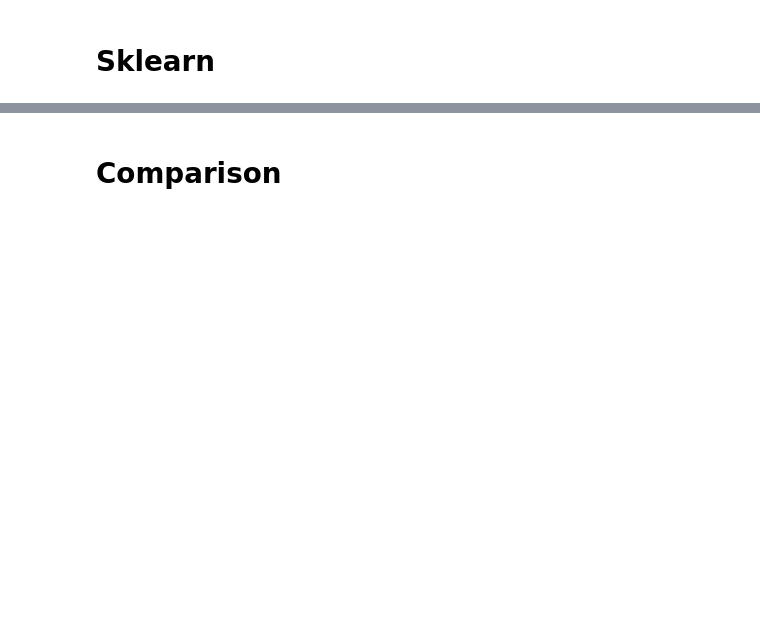
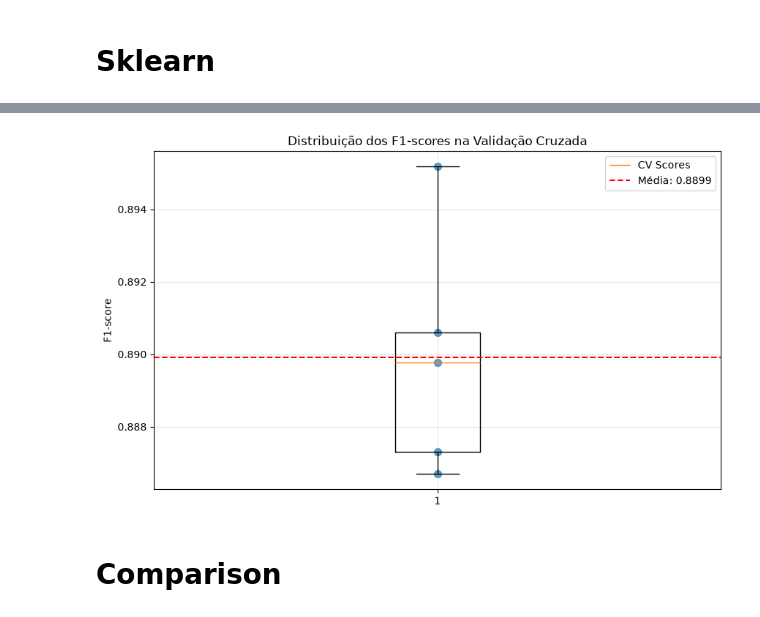
Before and after one commit to maxcbarn/UNI-AI-Tools, a Jupyter notebook: assigment3/FashinMNIST_MaxChavesBarn.ipynb, the cells around one changed output, grey strips where cells are left out. Drawn from its saved outputs; the diff is of its cells as text; code cells hidden in the pictures; blank space fills up the shorter version.

```diff
--- a/assigment3/FashinMNIST_MaxChavesBarn.ipynb
+++ b/assigment3/FashinMNIST_MaxChavesBarn.ipynb
@@ -423,15 +497,17 @@ KeyboardInterrupt:
 # %%
 # Visualização dos resultados da validação cruzada
 plt.figure(figsize=(10, 6))
 
-plt.boxplot(cv_scores, labels=['CV Scores'])
+plt.boxplot(cv_scores, label=['CV Scores'])
 plt.scatter([1] * len(cv_scores), cv_scores, alpha=0.7, s=50)
 plt.axhline(y=cv_scores.mean(), color='red', linestyle='--', label=f'Média: {cv_scores.mean():.4f}')
 plt.title('Distribuição dos F1-scores na Validação Cruzada')
 plt.ylabel('F1-score')
 plt.legend()
 plt.grid(True, alpha=0.3)
 plt.show()
+# %% [output]
+[figure, added]
 # %% [markdown]
 # Comparison
 # %%
```
Also changed, not shown: parts of 32 cells of this notebook.
